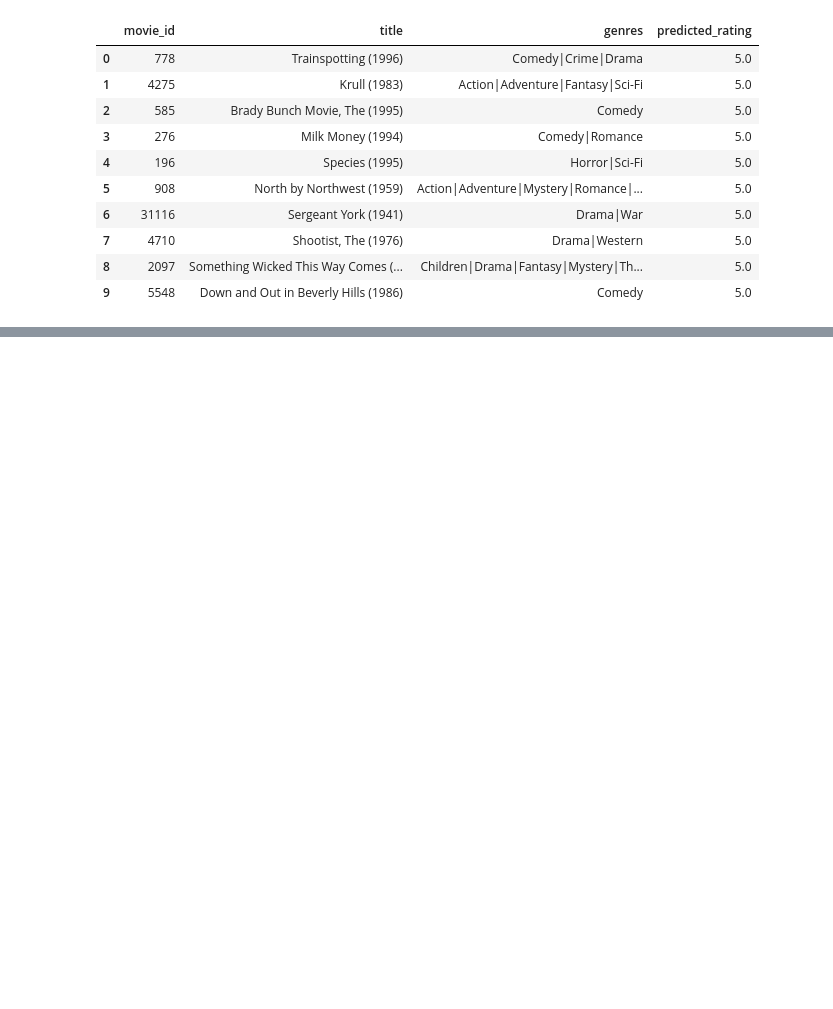
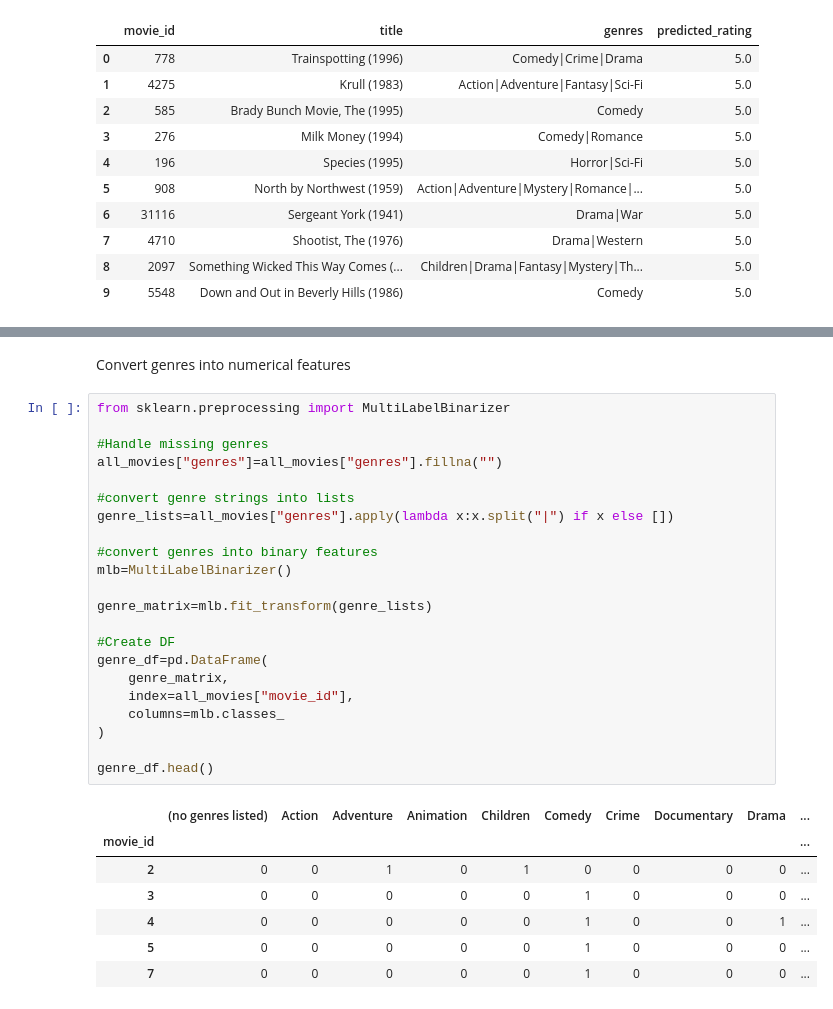
Before and after one commit to SonuThapaMagar/movie-recommendation-system, a Jupyter notebook: backend/app/recommender/recommendation_system.ipynb, the cells around one changed output, grey strips where cells are left out. Saved outputs shown, nothing was run; the diff lists cells and outputs as text; blank space fills up the shorter version.

```diff
--- a/backend/app/recommender/recommendation_system.ipynb
+++ b/backend/app/recommender/recommendation_system.ipynb
@@ -625,0 +637,32 @@ item_recommendations_df[
+# %% [markdown]
+Convert genres into numerical features
+# %%
+from sklearn.preprocessing import MultiLabelBinarizer
+
+#Handle missing genres
+all_movies["genres"]=all_movies["genres"].fillna("")
+
+#convert genre strings into lists
+genre_lists=all_movies["genres"].apply(lambda x:x.split("|") if x else [])
+
+#convert genres into binary features
+mlb=MultiLabelBinarizer()
+
+genre_matrix=mlb.fit_transform(genre_lists)
+
+#Create DF
+genre_df=pd.DataFrame(
+    genre_matrix,
+    index=all_movies["movie_id"],
+    columns=mlb.classes_
+)
+
+genre_df.head()
+# %% [output]
+|  | (no genres listed) | Action | Adventure | Animation | Children | Comedy | Crime | Documentary | Drama | ... |
+| movie_id |  |  |  |  |  |  |  |  |  | ... |
+| 2 | 0 | 0 | 1 | 0 | 1 | 0 | 0 | 0 | 0 | ... |
+| 3 | 0 | 0 | 0 | 0 | 0 | 1 | 0 | 0 | 0 | ... |
+| 4 | 0 | 0 | 0 | 0 | 0 | 1 | 0 | 0 | 1 | ... |
+| 5 | 0 | 0 | 0 | 0 | 0 | 1 | 0 | 0 | 0 | ... |
+| 7 | 0 | 0 | 0 | 0 | 0 | 1 | 0 | 0 | 0 | ... |
```
Also changed, not shown: parts of 11 cells of this notebook.
